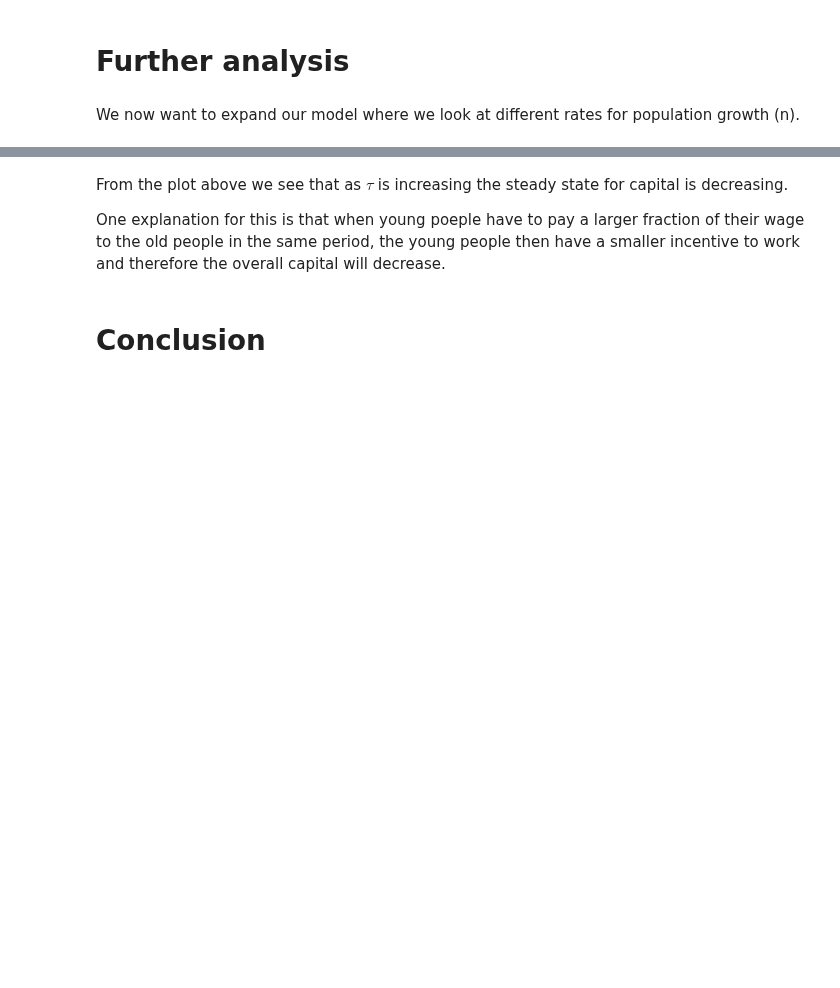
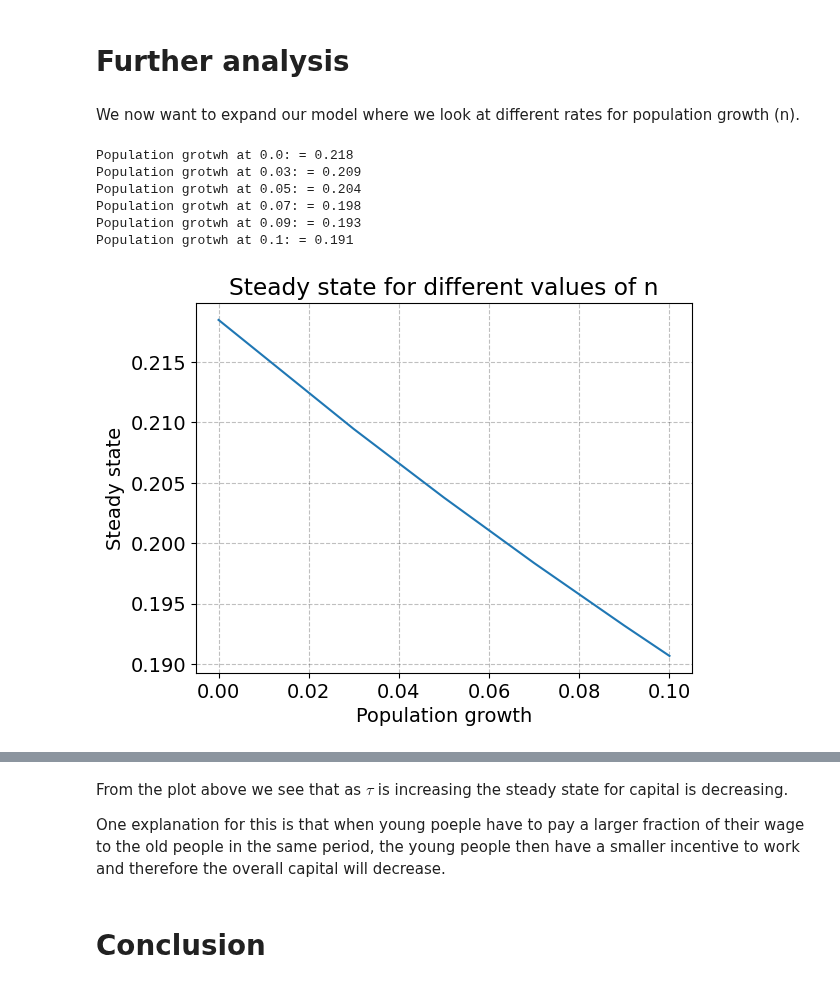
Before and after one commit to NumEconCopenhagen/projects-2023-julie-ida-ida, a Jupyter notebook: modelproject/modelproject.ipynb, the cells around one changed output, grey strips where cells are left out. Cells and saved outputs as stored; diff of their text form; code cells hidden in the pictures; blank space fills up the shorter version.

```diff
--- a/modelproject/modelproject.ipynb
+++ b/modelproject/modelproject.ipynb
@@ -187,9 +181,10 @@ We optimize algorithms using the brentq method. Husk at overvej hvilken metode v
 # %%
 # Setting parameters
-rho = 0.2
-A = 1
-alpha = 0.5
-n = 0.00
+rho = 0.03
+A = 1.00
+alpha = 0.30
+n = 0.05
+tau = 0.00
 # %%
 # Defining the objective
 obj = lambda k: k - ((A*(1-alpha)*k**alpha)/((1+n)*(2+rho)))
@@ -245,32 +270,41 @@ K_lag_old = model.sim.K.copy()
 # %% [markdown]
 We now want to expand our model where we look at different rates for population growth (n).
 # %%
-n = [0.01, 0.02, 0.03, 0.04, 0.05]
+ns = [0.00, 0.03, 0.05, 0.07, 0.09, 0.10]
 
 # Creating an empty list to store the values of steady state
 solution = []
 
 for n in ns:
-    f_a = lambda k1: (A*(1-alpha)*k**alpha)/((1+n)*(2+rho))
-    f_b = lambda k2: (1+n)*f_a(k2)
-    f_c = lambda k3: k3 - f_b(k3)
-    res1 = optimize.root_scalar(f_c,bracket=[1e-10,10],method='brentq') # i py-filen bruger han bisect?
-    solution.append(res1.root)
-    print(res1.root)
+    f_a = lambda k1: ((1-alpha)*k1**alpha)/((1+n)*(2+rho))
+    #f_b = lambda k2: (1+n)*f_a(k2)
+    f_c = lambda k3: k3 - f_a(k3)
+    res = optimize.root_scalar(f_c,bracket=[1e-10,10],method='brentq') # i py-filen bruger han bisect?
+    solution.append(res.root)
+    print(f'Population grotwh at {n:}: = {res.root :.3f}')
+# %% [output]
+Population grotwh at 0.0: = 0.218
+Population grotwh at 0.03: = 0.209
+Population grotwh at 0.05: = 0.204
+Population grotwh at 0.07: = 0.198
+Population grotwh at 0.09: = 0.193
+Population grotwh at 0.1: = 0.191
 # %%
 # Creating figure
-def plot_tau():
+def plot_n():
     fig = plt.figure()
 
     # Creating the plot
     ax = fig.add_subplot(1,1,1)
 
-    ax.plot(taus, solution)
+    ax.plot(ns, solution)
 
     # Add labels and title
-    ax.set_title('Steady state for different values of tau')
-    ax.set_xlabel('Fraction of contribution from youngs wages')
+    ax.set_title('Steady state for different values of n')
+    ax.set_xlabel('Population growth')
     ax.set_ylabel('Steady state')
 
 # Print
-plot_tau()
+plot_n()
+# %% [output]
+[figure, added]
```
Also changed, not shown: parts of 18 cells of this notebook, 3 other files.
